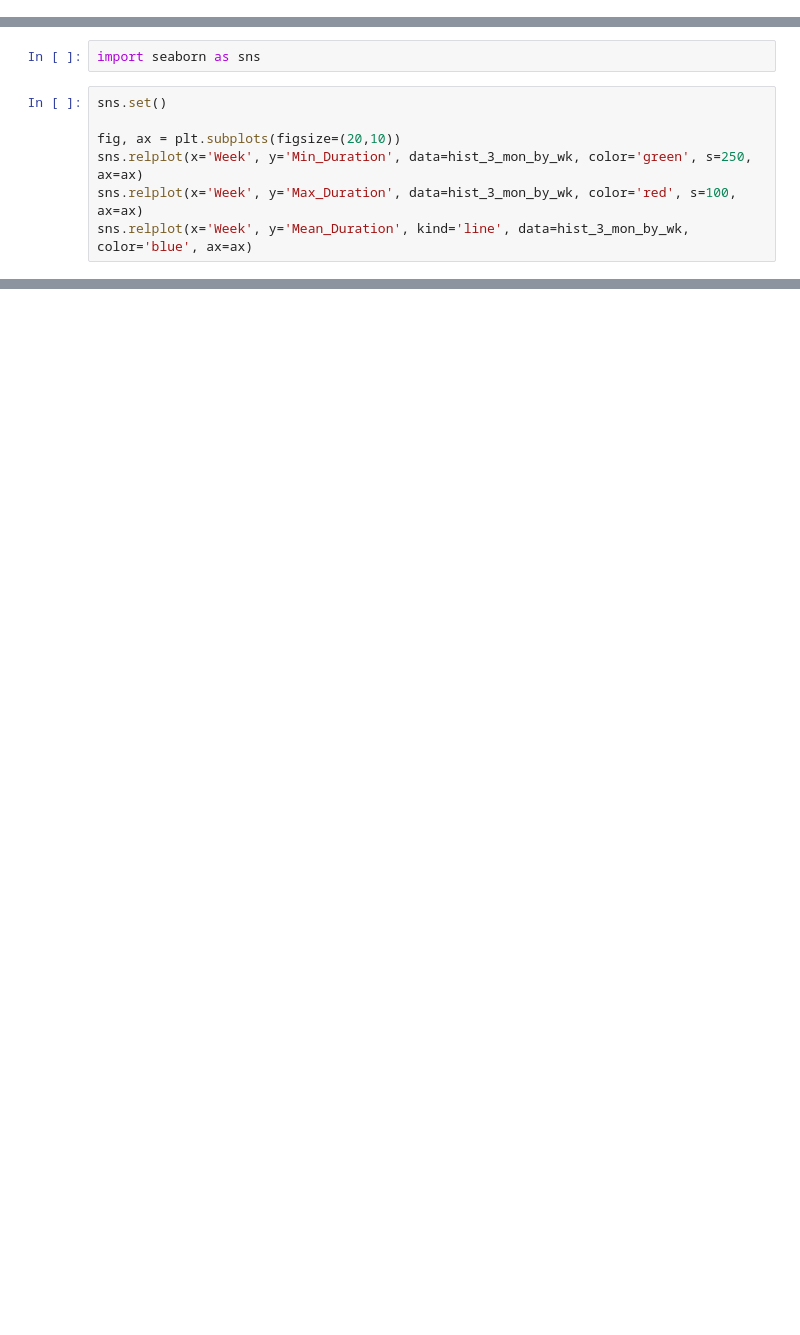
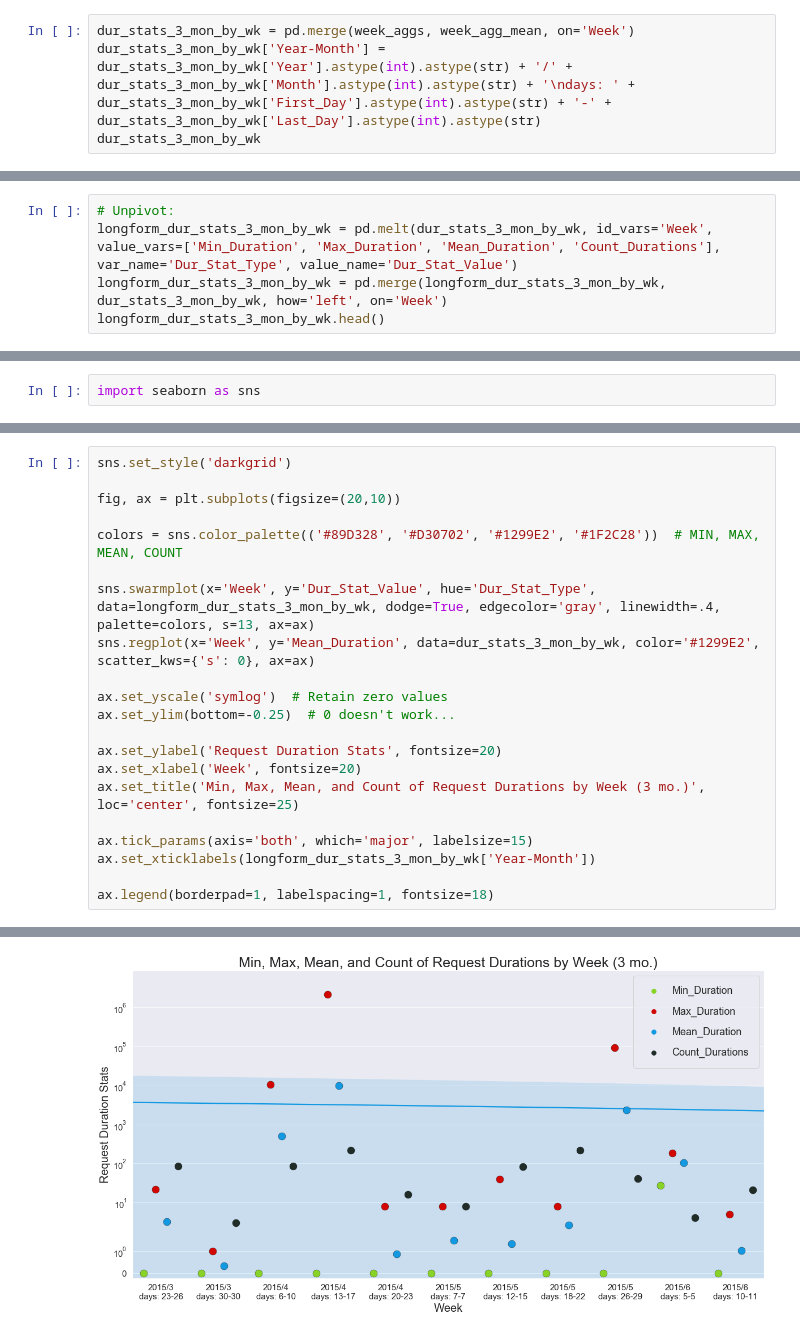
Before and after one commit to leilanihagen/interject-datacell-request-time-data-exploration, a Jupyter notebook: datacell_request_time.ipynb, the cells around one changed output, grey strips where cells are left out. Cells and saved outputs as stored; diff of their text form; blank space fills up the shorter version.

```diff
--- a/datacell_request_time.ipynb
+++ b/datacell_request_time.ipynb
@@ -669,0 +685,4 @@ hist_3_mon_by_wk
+# %%
+dur_stats_3_mon_by_wk = pd.merge(week_aggs, week_agg_mean, on='Week')
+dur_stats_3_mon_by_wk['Year-Month'] = dur_stats_3_mon_by_wk['Year'].astype(int).astype(str) + '/' + dur_stats_3_mon_by_wk['Month'].astype(int).astype(str) + '\ndays: ' + dur_stats_3_mon_by_wk['First_Day'].astype(int).astype(str) + '-' + dur_stats_3_mon_by_wk['Last_Day'].astype(int).astype(str)
+dur_stats_3_mon_by_wk
@@ -673,0 +706,5 @@ finally...
+# %%
+# Unpivot:
+longform_dur_stats_3_mon_by_wk = pd.melt(dur_stats_3_mon_by_wk, id_vars='Week', value_vars=['Min_Duration', 'Max_Duration', 'Mean_Duration', 'Count_Durations'], var_name='Dur_Stat_Type', value_name='Dur_Stat_Value')
+longform_dur_stats_3_mon_by_wk = pd.merge(longform_dur_stats_3_mon_by_wk, dur_stats_3_mon_by_wk, how='left', on='Week')
+longform_dur_stats_3_mon_by_wk.head()
@@ -674,9 +720,2 @@ finally...
 # %%
 import seaborn as sns
-# %%
-sns.set()
-
-fig, ax = plt.subplots(figsize=(20,10))
-sns.relplot(x='Week', y='Min_Duration', data=hist_3_mon_by_wk, color='green', s=250, ax=ax)
-sns.relplot(x='Week', y='Max_Duration', data=hist_3_mon_by_wk, color='red', s=100, ax=ax)
-sns.relplot(x='Week', y='Mean_Duration', kind='line', data=hist_3_mon_by_wk, color='blue', ax=ax)
@@ -688,0 +724,22 @@ sns.relplot(x='Week', y='Mean_Duration', kind='line', data=hist_3_mon_by_wk, col
+# %%
+sns.set_style('darkgrid')
+
+fig, ax = plt.subplots(figsize=(20,10))
+
+colors = sns.color_palette(('#89D328', '#D30702', '#1299E2', '#1F2C28'))  # MIN, MAX, MEAN, COUNT
+
+sns.swarmplot(x='Week', y='Dur_Stat_Value', hue='Dur_Stat_Type', data=longform_dur_stats_3_mon_by_wk, dodge=True, edgecolor='gray', linewidth=.4, palette=colors, s=13, ax=ax)
+sns.regplot(x='Week', y='Mean_Duration', data=dur_stats_3_mon_by_wk, color='#1299E2', scatter_kws={'s': 0}, ax=ax)
+
+ax.set_yscale('symlog')  # Retain zero values
+ax.set_ylim(bottom=-0.25)  # 0 doesn't work...
+
+ax.set_ylabel('Request Duration Stats', fontsize=20)
+ax.set_xlabel('Week', fontsize=20)
+ax.set_title('Min, Max, Mean, and Count of Request Durations by Week (3 mo.)', loc='center', fontsize=25)
+
+ax.tick_params(axis='both', which='major', labelsize=15)
+ax.set_xticklabels(longform_dur_stats_3_mon_by_wk['Year-Month'])
+
+ax.legend(borderpad=1, labelspacing=1, fontsize=18)
+# %% [output]
@@ -688,0 +747 @@ sns.relplot(x='Week', y='Mean_Duration', kind='line', data=hist_3_mon_by_wk, col
+[figure, added]
```
Also changed, not shown: parts of 33 cells of this notebook.
